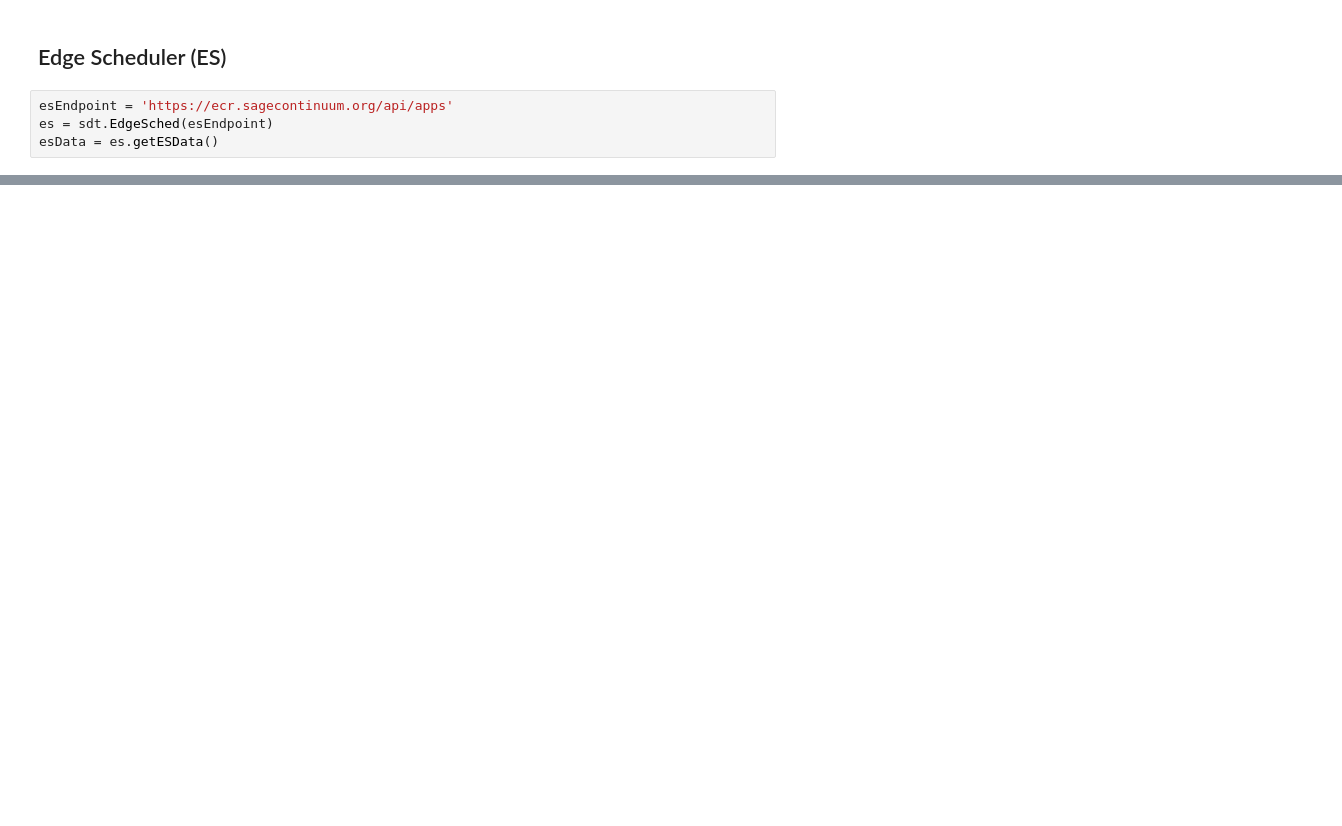
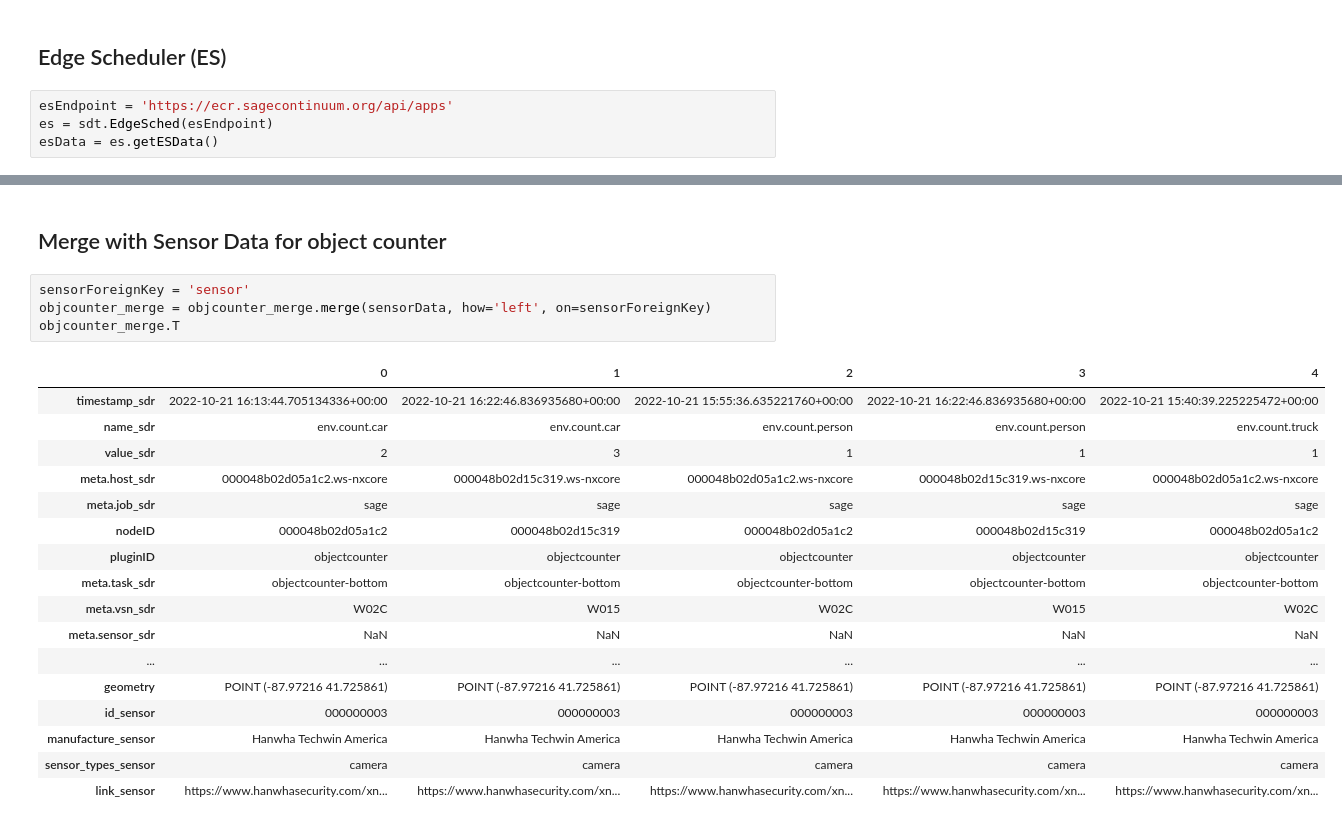
Before and after one commit to iperezx/sage-data-entities, a Jupyter notebook: docs/notebooks/walkthrough.ipynb, the cells around one changed output, grey strips where cells are left out. Drawn from its saved outputs; the diff is of its cells as text; blank space fills up the shorter version.

```diff
--- a/docs/notebooks/walkthrough.ipynb
+++ b/docs/notebooks/walkthrough.ipynb
@@ -57,0 +199,24 @@ esData[esData.owner == 'iperezx']
+# %% [markdown]
+## Merge with Sensor Data for object counter
+# %%
+sensorForeignKey = 'sensor'
+objcounter_merge = objcounter_merge.merge(sensorData, how='left', on=sensorForeignKey)
+objcounter_merge.T
+# %% [output]
+|  | 0 | 1 | 2 | 3 | 4 |
+| timestamp_sdr | 2022-10-21 16:13:44.705134336+00:00 | 2022-10-21 16:22:46.836935680+00:00 | 2022-10-21 15:55:36.635221760+00:00 | 2022-10-21 16:22:46.836935680+00:00 | 2022-10-21 15:40:39.225225472+00:00 |
+| name_sdr | env.count.car | env.count.car | env.count.person | env.count.person | env.count.truck |
+| value_sdr | 2 | 3 | 1 | 1 | 1 |
+| meta.host_sdr | 000048b02d05a1c2.ws-nxcore | 000048b02d15c319.ws-nxcore | 000048b02d05a1c2.ws-nxcore | 000048b02d15c319.ws-nxcore | 000048b02d05a1c2.ws-nxcore |
+| meta.job_sdr | sage | sage | sage | sage | sage |
+| nodeID | 000048b02d05a1c2 | 000048b02d15c319 | 000048b02d05a1c2 | 000048b02d15c319 | 000048b02d05a1c2 |
+| pluginID | objectcounter | objectcounter | objectcounter | objectcounter | objectcounter |
+| meta.task_sdr | objectcounter-bottom | objectcounter-bottom | objectcounter-bottom | objectcounter-bottom | objectcounter-bottom |
+| meta.vsn_sdr | W02C | W015 | W02C | W015 | W02C |
+| meta.sensor_sdr | NaN | NaN | NaN | NaN | NaN |
+| ... | ... | ... | ... | ... | ... |
+| geometry | POINT (-87.97216 41.725861) | POINT (-87.97216 41.725861) | POINT (-87.97216 41.725861) | POINT (-87.97216 41.725861) | POINT (-87.97216 41.725861) |
+| id_sensor | 000000003 | 000000003 | 000000003 | 000000003 | 000000003 |
+| manufacture_sensor | Hanwha Techwin America | Hanwha Techwin America | Hanwha Techwin America | Hanwha Techwin America | Hanwha Techwin America |
+| sensor_types_sensor | camera | camera | camera | camera | camera |
+| link_sensor | https://www.hanwhasecurity.com/xn... | https://www.hanwhasecurity.com/xn... | https://www.hanwhasecurity.com/xn... | https://www.hanwhasecurity.com/xn... | https://www.hanwhasecurity.com/xn... |
```
Also changed, not shown: parts of 17 cells of this notebook, 2 other files.
